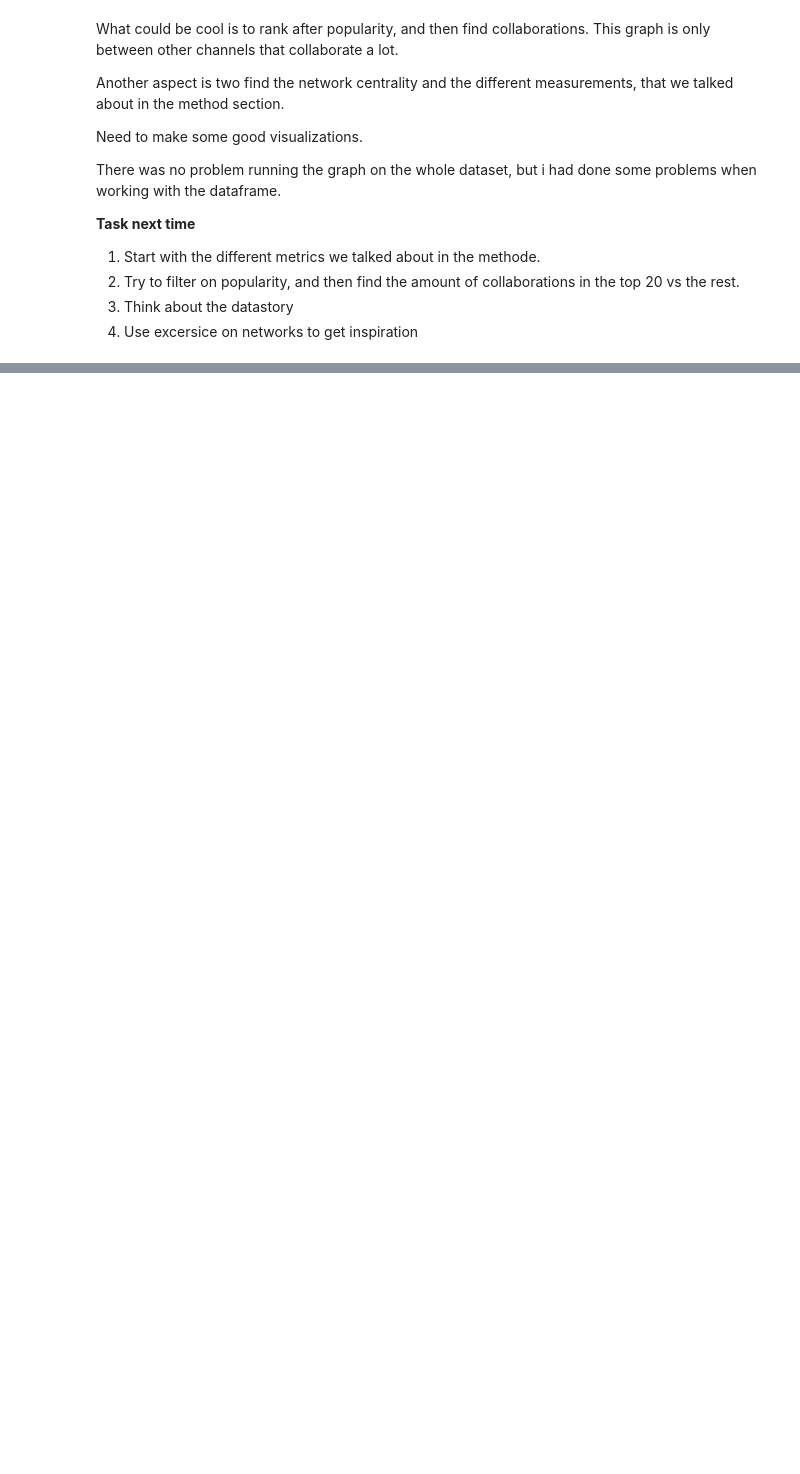
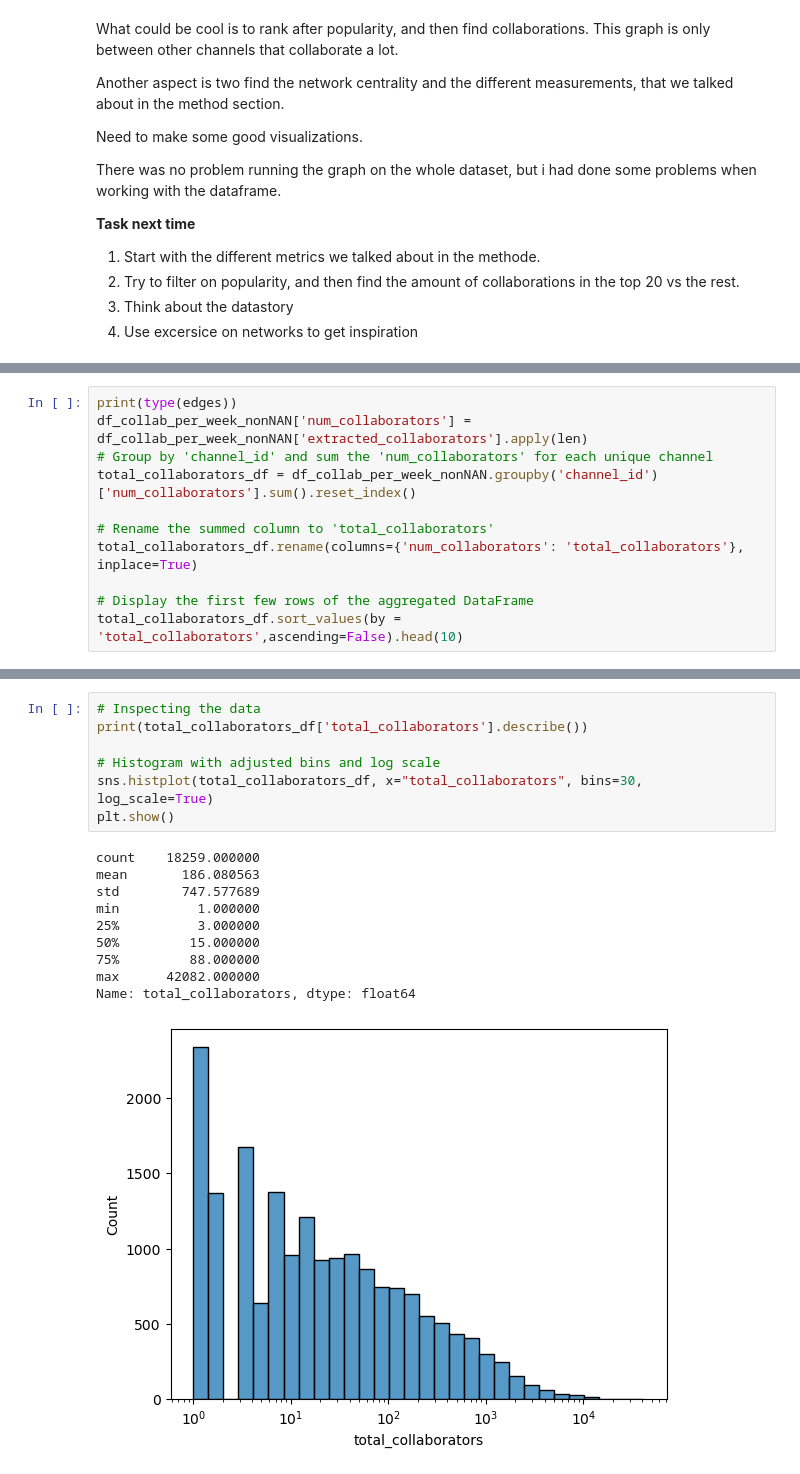
Before and after one commit to epfl-ada/ada-2023-project-adacadabra, a Jupyter notebook: Project_partMats.ipynb, the cells around one changed output, grey strips where cells are left out. Saved outputs shown, nothing was run; the diff lists cells and outputs as text; blank space fills up the shorter version.

```diff
--- a/Project_partMats.ipynb
+++ b/Project_partMats.ipynb
@@ -381,0 +397,11 @@ There was no problem running the graph on the whole dataset, but i had done some
+# %%
+print(type(edges))
+df_collab_per_week_nonNAN['num_collaborators'] = df_collab_per_week_nonNAN['extracted_collaborators'].apply(len)
+# Group by 'channel_id' and sum the 'num_collaborators' for each unique channel
+total_collaborators_df = df_collab_per_week_nonNAN.groupby('channel_id')['num_collaborators'].sum().reset_index()
+
+# Rename the summed column to 'total_collaborators'
+total_collaborators_df.rename(columns={'num_collaborators': 'total_collaborators'}, inplace=True)
+
+# Display the first few rows of the aggregated DataFrame
+total_collaborators_df.sort_values(by = 'total_collaborators',ascending=False).head(10)
@@ -381,0 +513,18 @@ There was no problem running the graph on the whole dataset, but i had done some
+# %%
+# Inspecting the data
+print(total_collaborators_df['total_collaborators'].describe())
+
+# Histogram with adjusted bins and log scale
+sns.histplot(total_collaborators_df, x="total_collaborators", bins=30, log_scale=True)
+plt.show()
+# %% [output]
+count    18259.000000
+mean       186.080563
+std        747.577689
+min          1.000000
+25%          3.000000
+50%         15.000000
+75%         88.000000
+max      42082.000000
+Name: total_collaborators, dtype: float64
+[figure, added]
```
Also changed, not shown: parts of 20 cells of this notebook.
